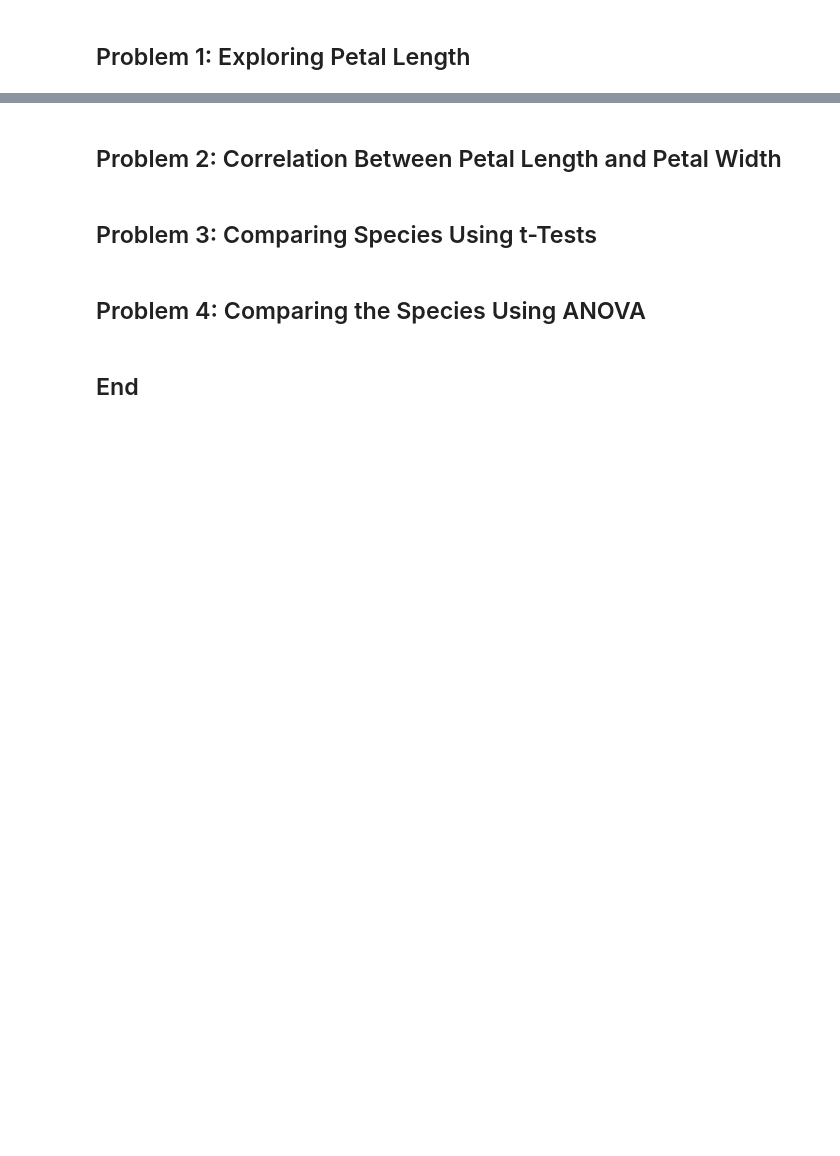
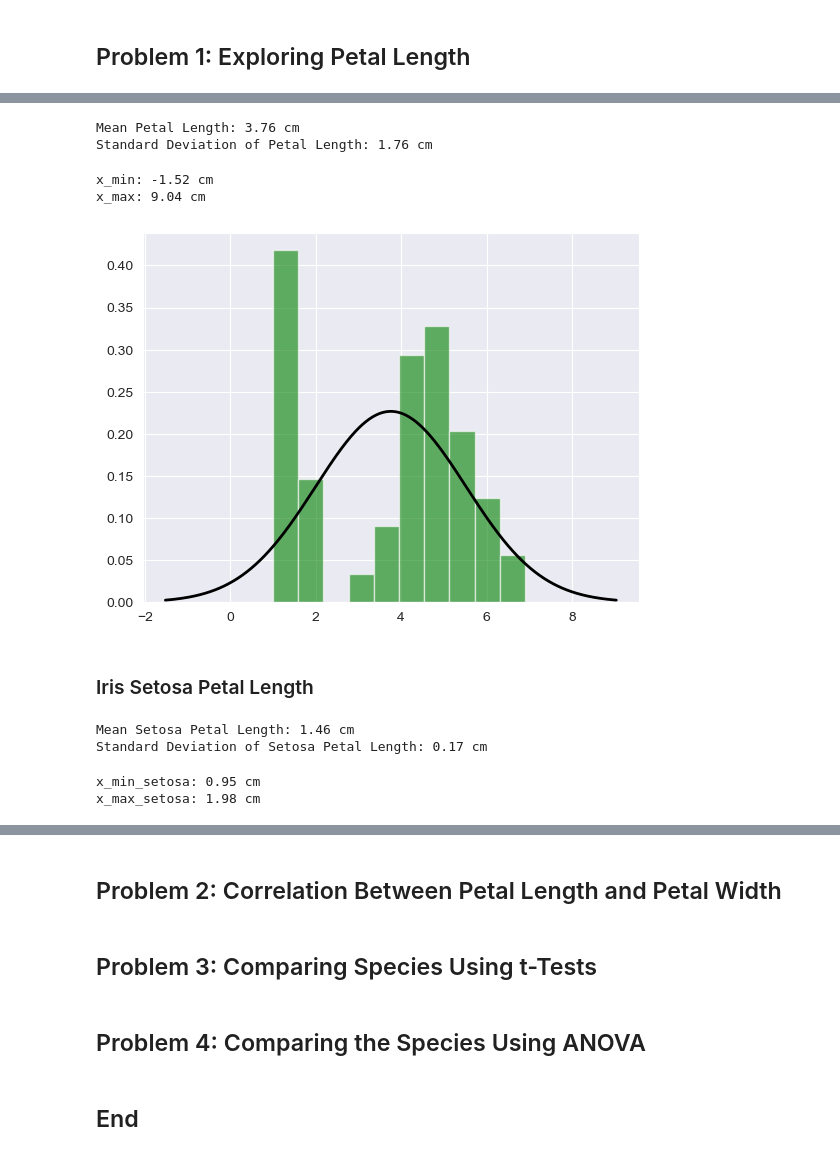
Before and after one commit to AnnaLozenko/applied-statistics, a Jupyter notebook: problems.ipynb, the cells around one changed output, grey strips where cells are left out. Saved outputs shown, nothing was run; the diff lists cells and outputs as text; code cells hidden in the pictures; blank space fills up the shorter version.

```diff
--- a/problems.ipynb
+++ b/problems.ipynb
@@ -66,7 +66,7 @@ iris_df.describe()
 # create variables to store the four different features of iris flower
 sepal_length = iris_df["sepal length (cm)"]
 sepal_width = iris_df["sepal width (cm)"]
-petal_lentgh = iris_df["petal length (cm)"]
+petal_length = iris_df["petal length (cm)"]
 petal_width = iris_df["petal width (cm)"]
 # %%
 # explore the different types of species in the dataset and their counts
@@ -87,0 +96,26 @@ virginica = iris["data"][iris["target"]==2]
+# %%
+# calculate the mean and standard deviation of the petal length
+mean_petal_length = np.mean(petal_length)
+std_petal_length = np.std(petal_length)
+print(f"Mean Petal Length: {mean_petal_length:.2f} cm")
+print(f"Standard Deviation of Petal Length: {std_petal_length:.2f} cm")
+# %% [output]
+Mean Petal Length: 3.76 cm
+Standard Deviation of Petal Length: 1.76 cm
+# %%
+# calculate the x_min and x_max values for the normal distribution curve
+x_min = mean_petal_length - 3 * std_petal_length
+x_max = mean_petal_length + 3 * std_petal_length
+print(f"x_min: {x_min:.2f} cm")
+print(f"x_max: {x_max:.2f} cm")
+# %% [output]
+x_min: -1.52 cm
+x_max: 9.04 cm
+# %%
+# create a normal distribution bell curve
+normal_dist = np.linspace(x_min, x_max, 400)
+plt.hist(petal_length, bins = 10, density=True, alpha=0.6, color='g')
+plt.plot(normal_dist, stats.norm.pdf(normal_dist, mean_petal_length, std_petal_length), 'k', linewidth=2)
+plt.show()
+# %% [output]
+[figure, added]
@@ -87,0 +126,20 @@ virginica = iris["data"][iris["target"]==2]
+# %% [markdown]
+### Iris Setosa Petal Length
+# %%
+# calculate the mean and standard deviation of the petal length for setosa
+mean_setosa_petal_length = np.mean(setosa_petal_length)
+std_setosa_petal_length = np.std(setosa_petal_length)
+print(f"Mean Setosa Petal Length: {mean_setosa_petal_length:.2f} cm")
+print(f"Standard Deviation of Setosa Petal Length: {std_setosa_petal_length:.2f} cm")
+# %% [output]
+Mean Setosa Petal Length: 1.46 cm
+Standard Deviation of Setosa Petal Length: 0.17 cm
+# %%
+# calculate the x_min and x_max values for the normal distribution curve for setosa
+x_min_setosa = mean_setosa_petal_length - 3 * std_setosa_petal_length
+x_max_setosa = mean_setosa_petal_length + 3 * std_setosa_petal_length
+print(f"x_min_setosa: {x_min_setosa:.2f} cm")
+print(f"x_max_setosa: {x_max_setosa:.2f} cm")
+# %% [output]
+x_min_setosa: 0.95 cm
+x_max_setosa: 1.98 cm
```
Also changed, not shown: parts of 13 cells of this notebook.
